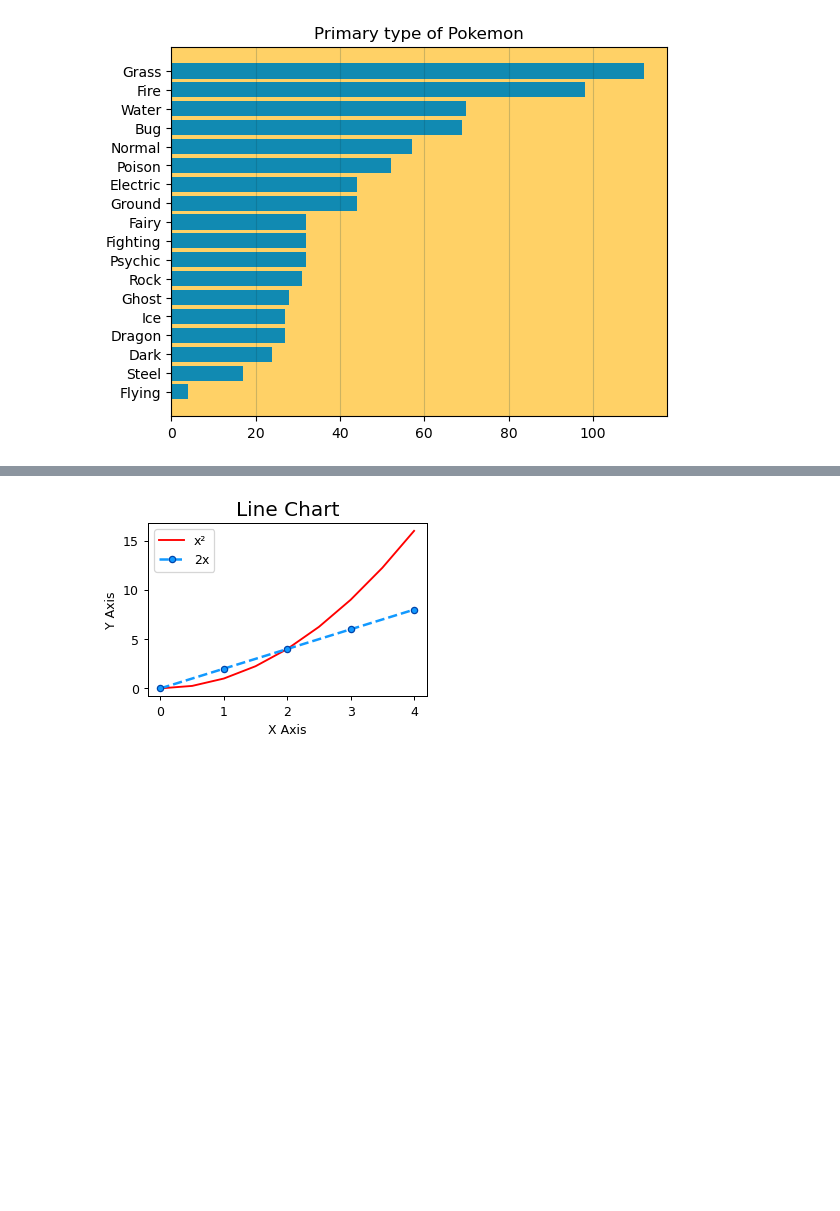
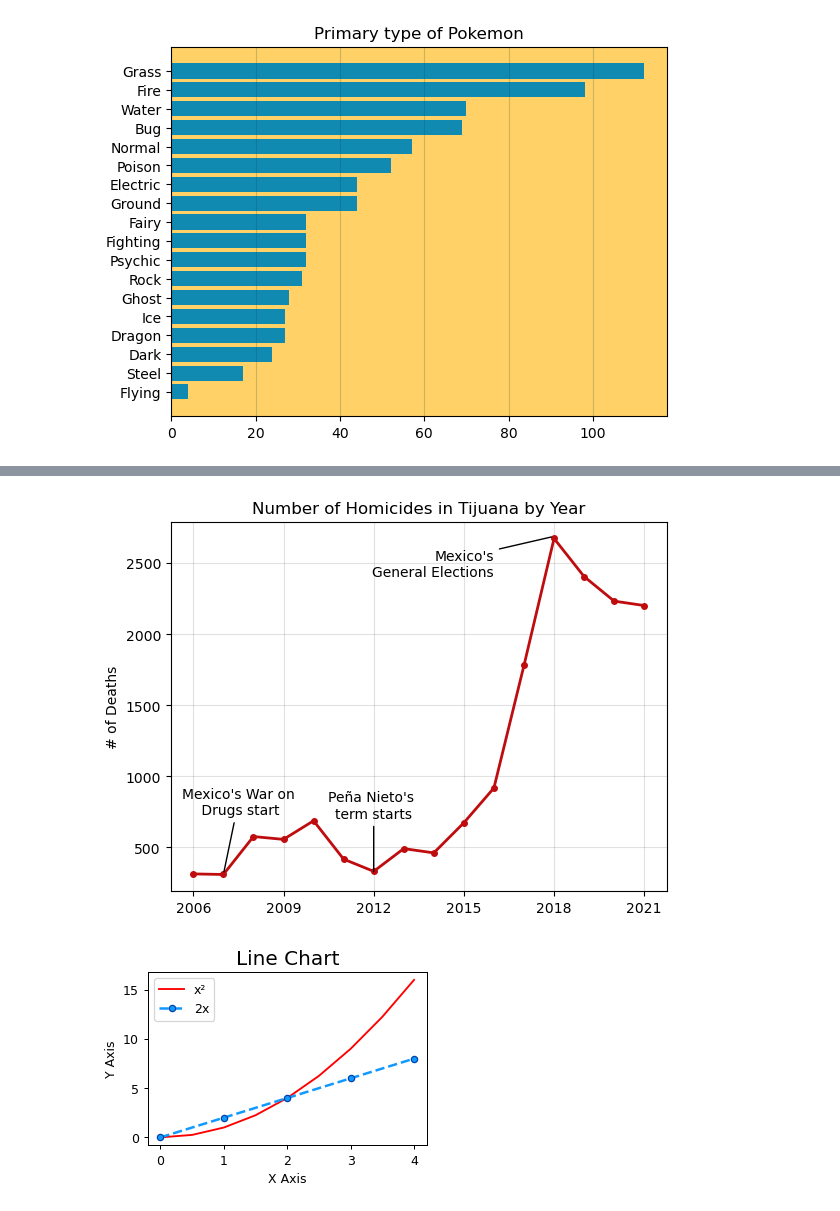
Before and after one commit to puentejose/bertelsmann-data-track, a Jupyter notebook: spreadsheets_4_data_visualization.ipynb, the cells around one changed output, grey strips where cells are left out. Drawn from its saved outputs; the diff is of its cells as text; code cells hidden in the pictures; blank space fills up the shorter version.

Commit message:
Add tj dataset, line chart example

```diff
--- a/spreadsheets_4_data_visualization.ipynb
+++ b/spreadsheets_4_data_visualization.ipynb
@@ -100,0 +105,3 @@ Scatter plots are a little bit more complex in that they are also used to displa
+# %%
+tj = pd.read_csv('datasets/tijuana_homicide.csv')
+tj.head()
@@ -101,3 +115,36 @@ Scatter plots are a little bit more complex in that they are also used to displa
+# %%
+plt.rcdefaults()
+fig, ax = plt.subplots()
+
+plt.title("Number of Homicides in Tijuana by Year")
+plt.plot(tj.YEAR,tj.HOMICIDES, '.-', color='#BF0C0F', linewidth=2, markersize=8)
+plt.ylabel('# of Deaths')
+# We're going to tick the grid on the X axis every three years
+plt.xticks(tj.YEAR[::3])
+plt.grid(True, which='major', axis='x', alpha = 0.25, color = '#888888')
+plt.grid(True, which='major', axis='y', alpha = 0.25, color = '#888888')
+
+ax.annotate('Mexico\'s War on\n Drugs start',
+            xy = (2007,310), xytext=(2007.5,925),
+            arrowprops = dict(arrowstyle='-'),
+            xycoords='data', textcoords='data',
+            horizontalalignment='center', verticalalignment='top')
+
+ax.annotate('Peña Nieto\'s \nterm starts',
+            xy = (2012,310), xytext=(2012,900),
+            arrowprops = dict(arrowstyle='-'),
+            xycoords='data', textcoords='data',
+            horizontalalignment='center', verticalalignment='top')
+
+ax.annotate('Mexico\'s\nGeneral Elections',
+            xy = (2018,2690), xytext=(2016,2600),
+            arrowprops = dict(arrowstyle='-'),
+            xycoords='data', textcoords='data',
+            horizontalalignment='right', verticalalignment='top')
+
+plt.show()
+# %% [output]
+[figure, added]
 # %%
 x = [0,1,2,3,4]
 y = [0,2,4,6,8]
```
Also changed, not shown: parts of 3 cells of this notebook, 1 other file.
